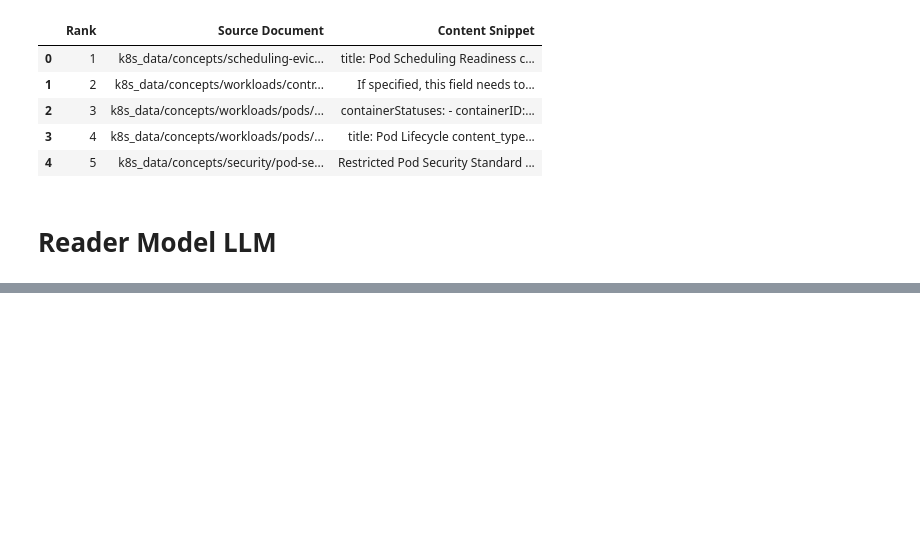
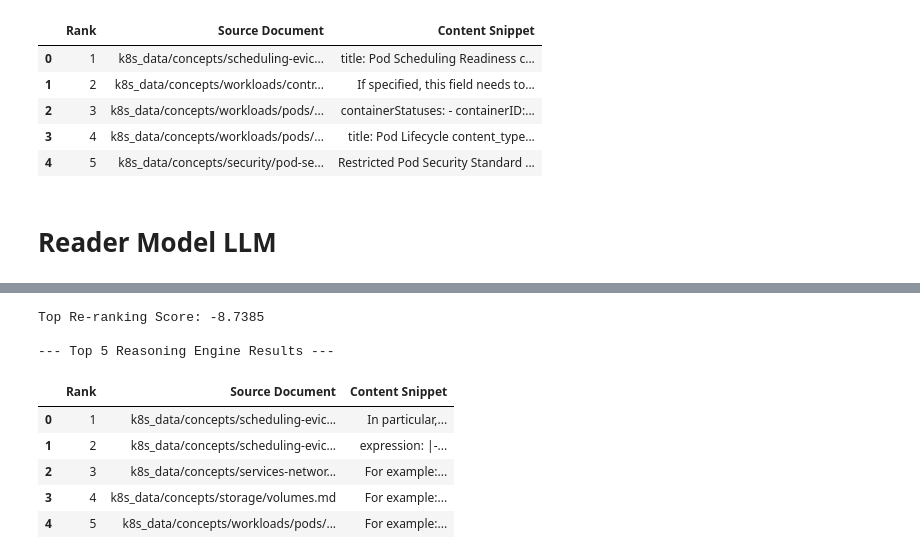
Before and after one commit to olegligorov/advanced-rag, a Jupyter notebook: advanced_rag_playground.ipynb, the cells around one changed output, grey strips where cells are left out. Drawn from its saved outputs; the diff is of its cells as text; code cells hidden in the pictures; blank space fills up the shorter version.

Commit message:
improve prompting

```diff
--- a/advanced_rag_playground.ipynb
+++ b/advanced_rag_playground.ipynb
@@ -426,0 +422,80 @@ It's worth noting that the `readinessGates` field can be used to specify custom
+# %%
+from langchain_community.llms import Ollama
+from langchain_classic.prompts import ChatPromptTemplate, PromptTemplate
+from langchain_classic.chains.combine_documents import create_stuff_documents_chain
+
+# ollama run llama3 => runs ollama locally
+llm = Ollama(model="llama3", temperature=0.2)
+
+# It is important to create a good custom prompt template, it will enforce the model to use the docs and cite them.
+# NOTE: Modify it according to the different documentation/expertise of the RAG.
+# * Maybe in the prompt dont tell it to say that it doesnt know, but answer something with a note that it wasn't found in the docs.
+system_template = """You are a technical expert for Kubernetes. Your task is to provide a factually grounded answer
+based ONLY on the provided context.
+
+### INSTRUCTIONS:
+1. If the answer is found in the context, provide a grounded answer with citations.
+2. If the answer is NOT in the context:
+   - Explicitly state: "NOTICE: This information is not present in the provided documentation."
+   - You may then provide a general answer based on your internal knowledge.
+   - You MUST label this second part as "LOW CONFIDENCE / GENERAL KNOWLEDGE."
+   - DO NOT invent source citations for general knowledge
+3. For EVERY factual claim, you MUST append a reference in square brackets.
+4. FORMAT FOR REFERENCES: [Source: Full_File_Name #Section_Name]
+5. If multiple sections support a point, list them all: [Source: file1.md #sec1, file2.md #sec2]
+
+### CONTEXT:
+{context}
+"""
+# system_template = """You are a technical expert for Kubernetes. Your task is to provide a factually grounded answer
+# based ONLY on the provided context.
+
+# ### INSTRUCTIONS:
+# 1. Use only the provided context. If the answer is not there, say "I don't know."
+# 2. For EVERY factual claim, you MUST append a reference in square brackets.
+# 3. FORMAT FOR REFERENCES: [Source: Full_File_Name #Section_Name]
+# 4. If multiple sections support a point, list them all: [Source: file1.md #sec1, file2.md #sec2]
+
+# ### CONTEXT:
+# {context}
+# """
+
+doc_prompt = PromptTemplate.from_template(
+    "--- DOCUMENT (Source: {source}) ---\n{page_content}\n--- END OF DOCUMENT ---"
+)
+
+qa_prompt = ChatPromptTemplate.from_messages([
+    ("system", system_template),
+    ("human", "{question}"),
+])
+
+combine_docs_chain = create_stuff_documents_chain(
+    llm,
+    qa_prompt,
+    document_prompt=doc_prompt
+)
+
+query = "What are the specific requirements for a Pod to be considered 'Ready'?"
+
+v_docs = vector_retriever.invoke(query)
+b_docs = bm25_retriever.invoke(query)
+fused_results = rrf(v_docs, b_docs)
+top_docs = hf_rerank(query, fused_results, top_n=5)
+print(visualize_topdocs(top_docs))
+
+response = combine_docs_chain.invoke({
+    "question": query,
+    "context": top_docs
+})
+
+print(f"--- LLM ANSWER ---\n{response}")
+# %% [output]
+Top Re-ranking Score: -8.7385
+
+--- Top 5 Reasoning Engine Results ---
+|  | Rank | Source Document | Content Snippet |
+| 0 | 1 | k8s_data/concepts/scheduling-evic... | In particular,... |
+| 1 | 2 | k8s_data/concepts/scheduling-evic... | expression: |-... |
+| 2 | 3 | k8s_data/concepts/services-networ... | For example:... |
+| 3 | 4 | k8s_data/concepts/storage/volumes.md | For example:... |
+| 4 | 5 | k8s_data/concepts/workloads/pods/... | For example:... |
```
Also changed, not shown: parts of 5 cells of this notebook.
